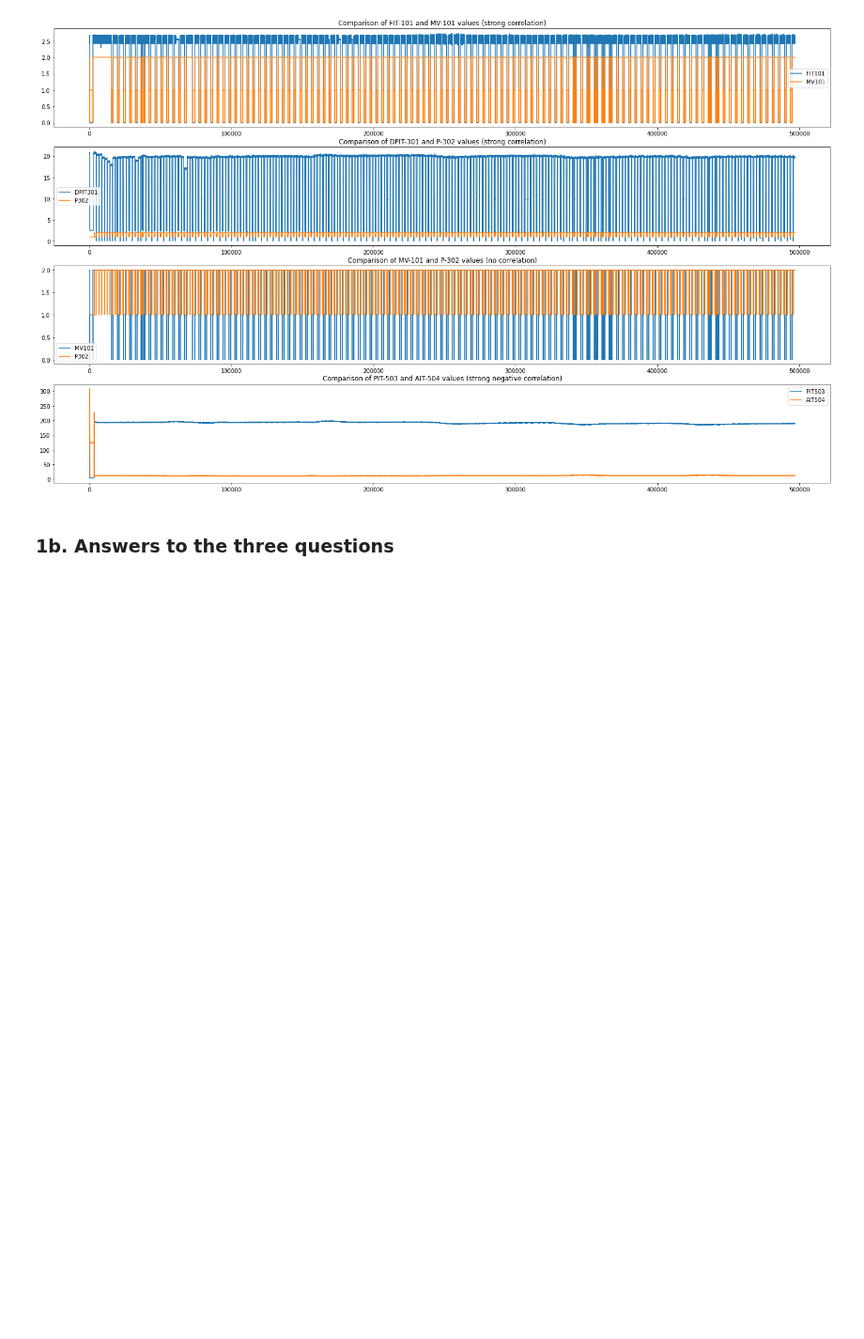
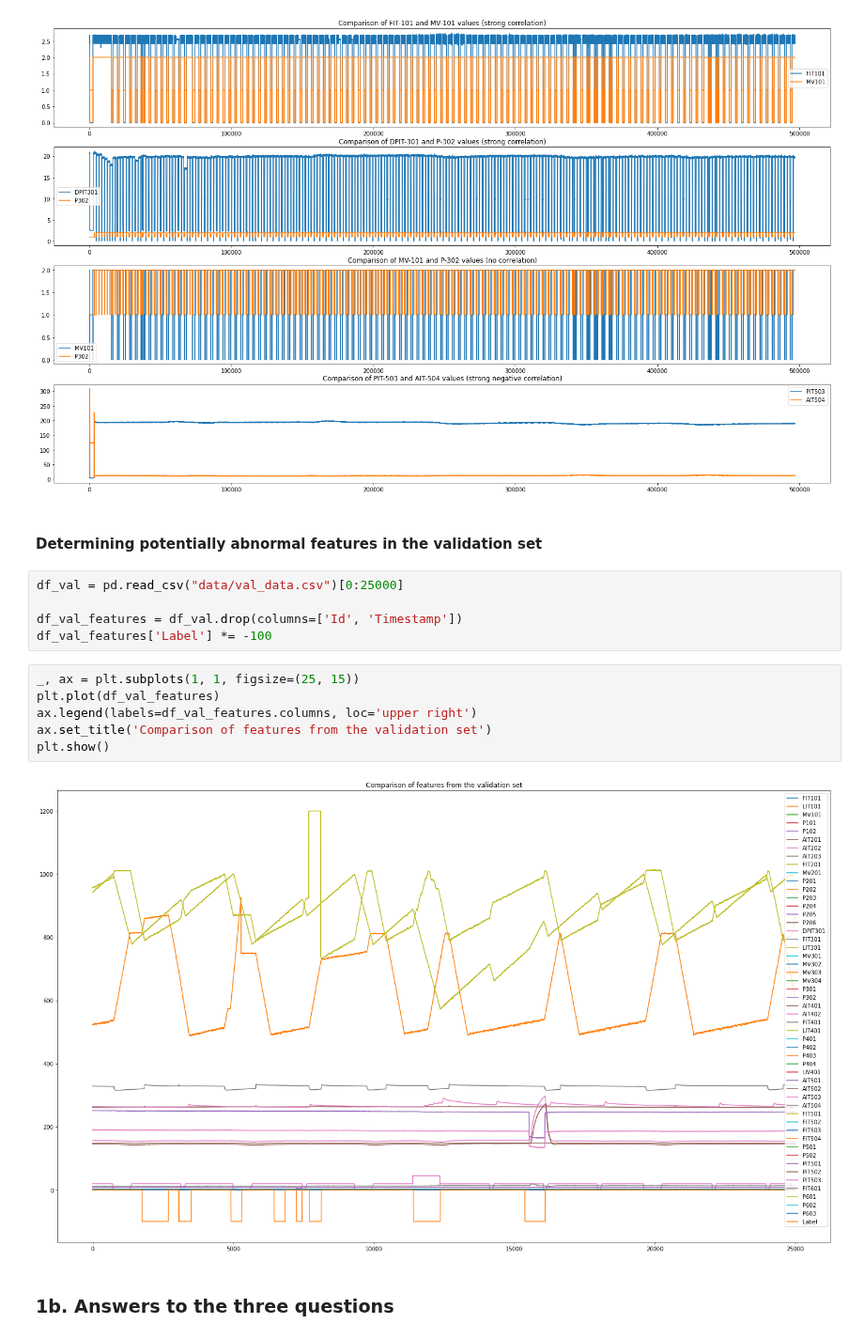
Before and after one commit to kponichtera/cs4035-cda, a Jupyter notebook: lab2/Lab2.ipynb, the cells around one changed output. Shown at 94% size. Cells and saved outputs as stored; diff of their text form; blank space fills up the shorter version.

```diff
--- a/lab2/Lab2.ipynb
+++ b/lab2/Lab2.ipynb
@@ -95,6 +95,21 @@ df.plot(ax=ax4, y=['PIT503', 'AIT504'], legend=True, title='Comparison of PIT-50
 plt.show()
 # %% [output]
 [figure]
+# %% [markdown]
+#### Determining potentially abnormal features in the validation set
+# %%
+df_val = pd.read_csv("data/val_data.csv")[0:25000]
+
+df_val_features = df_val.drop(columns=['Id', 'Timestamp'])
+df_val_features['Label'] *= -100
+# %%
+_, ax = plt.subplots(1, 1, figsize=(25, 15))
+plt.plot(df_val_features)
+ax.legend(labels=df_val_features.columns, loc='upper right')
+ax.set_title('Comparison of features from the validation set')
+plt.show()
+# %% [output]
+[figure, added]
 # %% [markdown]
 ### 1b. Answers to the three questions
 # %% [markdown]
```
Also changed, not shown: parts of 5 cells of this notebook, 1 other file.
